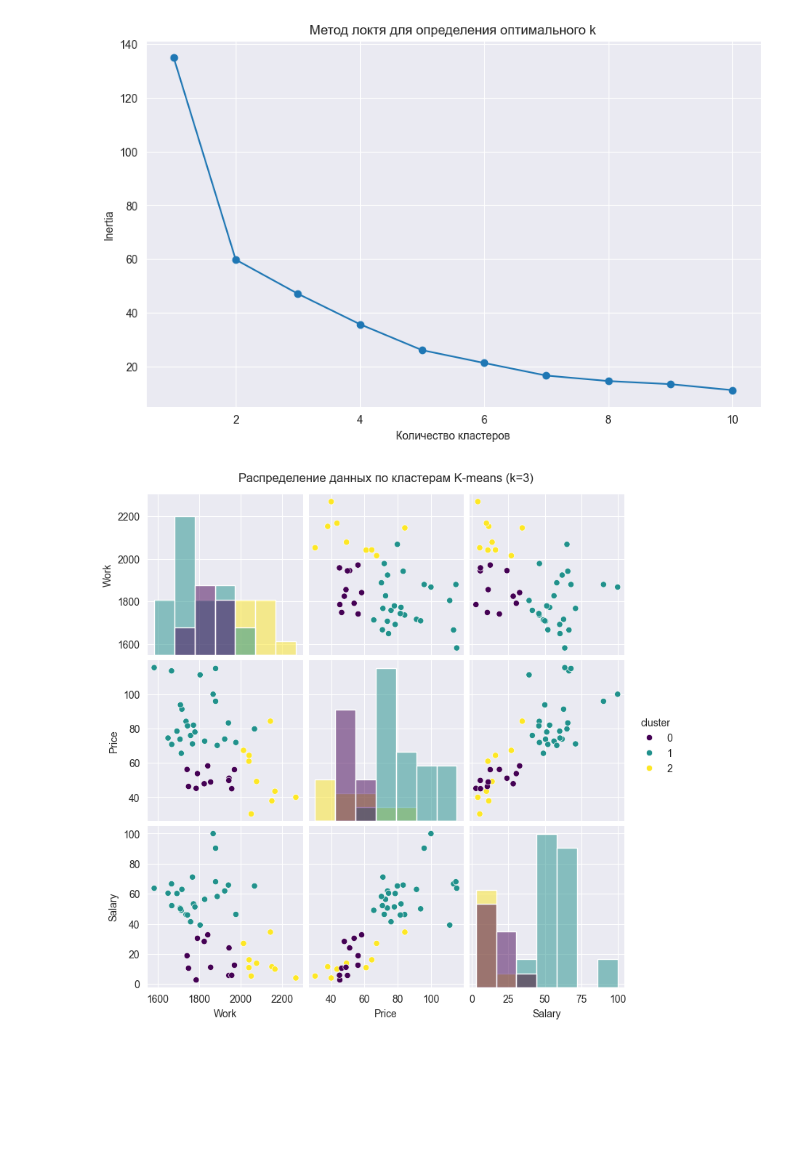
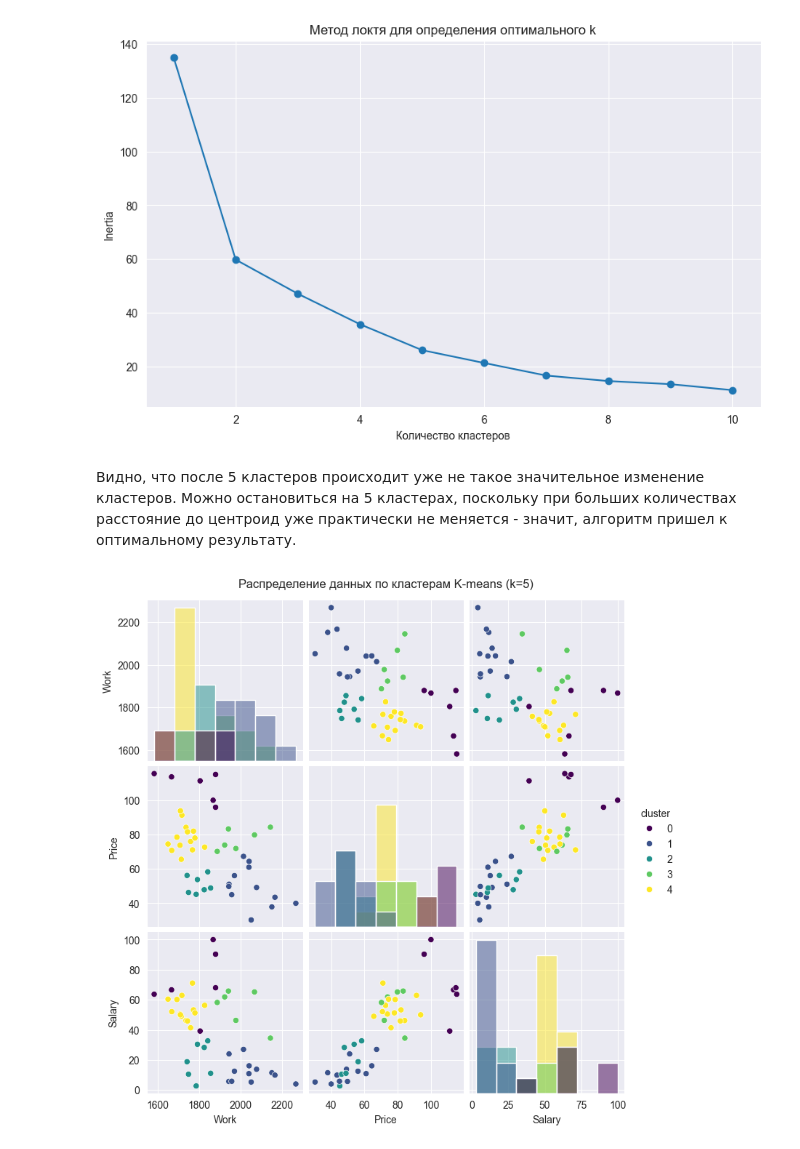
Before and after one commit to Sofia-Oleynik/itmo_master_repo, a Jupyter notebook: fall_2025/data_analysis/lab_2_Kmeans.ipynb, the cells around one changed output. Saved outputs shown, nothing was run; the diff lists cells and outputs as text; code cells hidden in the pictures; blank space fills up the shorter version.

```diff
--- a/fall_2025/data_analysis/lab_2_Kmeans.ipynb
+++ b/fall_2025/data_analysis/lab_2_Kmeans.ipynb
@@ -68,18 +69,20 @@ plt.grid(True)
 plt.show()
 # %% [output]
 [figure]
+# %% [markdown]
+Видно, что после 5 кластеров происходит уже не такое значительное изменение кластеров. Можно остановиться на 5 кластерах, поскольку при больших количествах расстояние до центроид уже практически не меняется - значит, алгоритм пришел к оптимальному результату.
 # %%
 # кластеризация с оптимальным количеством кластеров
-optimal_k = 3
+optimal_k = 5
 kmeans = KMeans(n_clusters=optimal_k, random_state=42, n_init=10)
 data_cleaned['cluster'] = kmeans.fit_predict(data_scaled)
 
 # визуализация кластеров
 sns.pairplot(data_cleaned, hue='cluster', palette='viridis', diag_kind='hist')
 plt.suptitle(f'Распределение данных по кластерам K-means (k={optimal_k})', y=1.02)
 plt.show()
 # %% [output]
-[figure, old version]
+[figure, new version]
 # %%
 # анализ центроидов кластеров
 centroids = pd.DataFrame(
```
Also changed, not shown: parts of 5 cells of this notebook, 1 other file.
